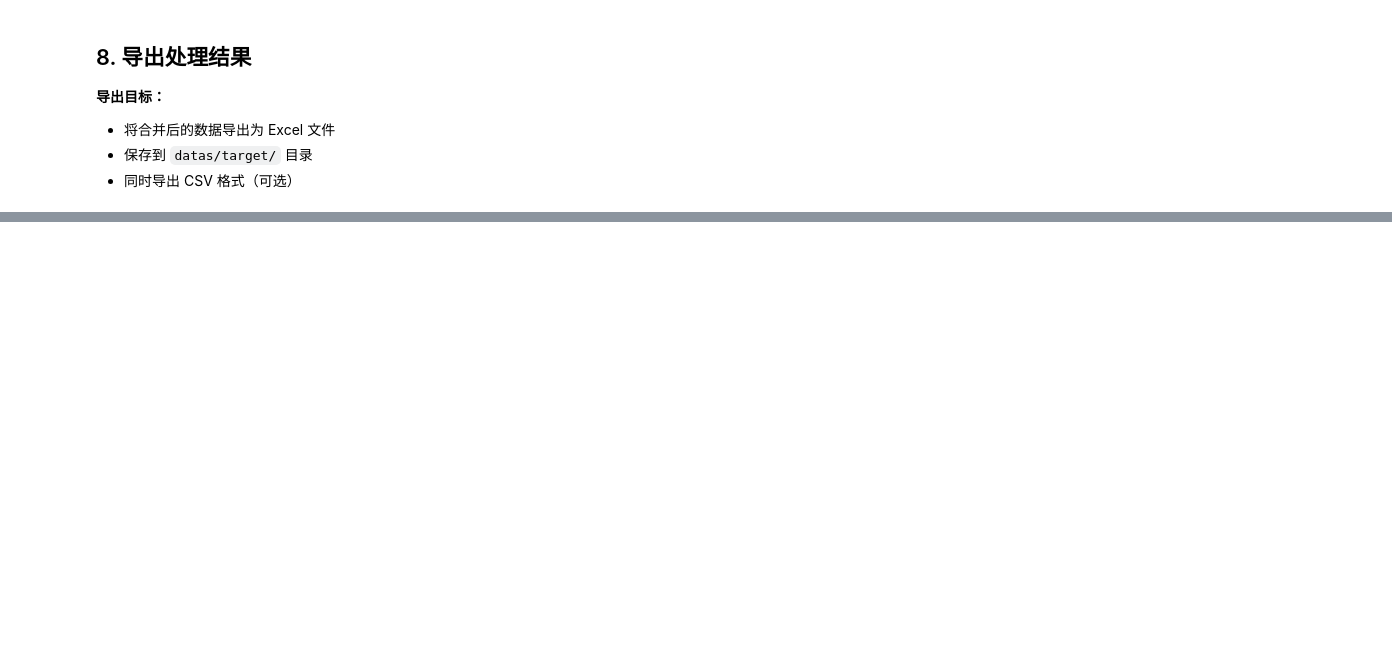
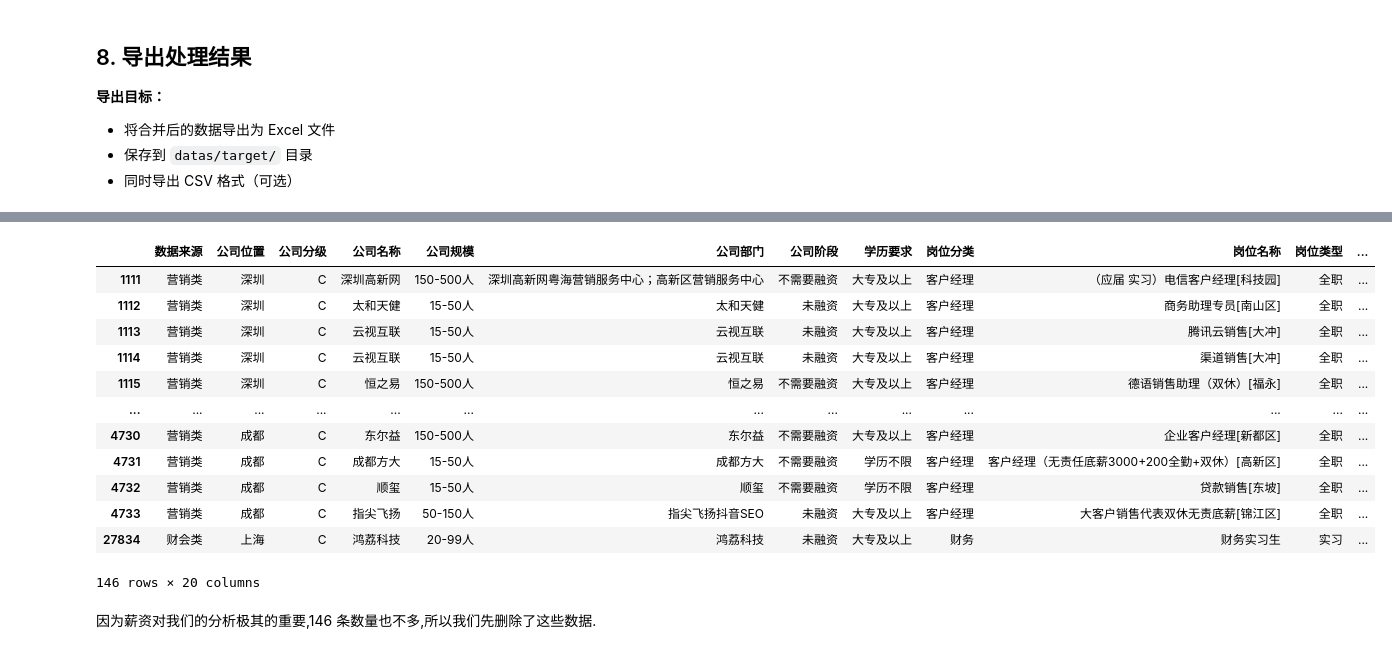
Before and after one commit to WangLaoShi/JD, a Jupyter notebook: 02_数据处理.ipynb, the cells around one changed output, grey strips where cells are left out. Saved outputs shown, nothing was run; the diff lists cells and outputs as text; code cells hidden in the pictures; blank space fills up the shorter version.

```diff
--- a/02_数据处理.ipynb
+++ b/02_数据处理.ipynb
@@ -1157,0 +1666,19 @@ print("=" * 80)
+# %%
+# 查看薪资为空的数据
+df[df['薪资'].isna()]
+# %% [output]
+|  | 数据来源 | 公司位置 | 公司分级 | 公司名称 | 公司规模 | 公司部门 | 公司阶段 | 学历要求 | 岗位分类 | 岗位名称 | 岗位类型 | ... |
+| 1111 | 营销类 | 深圳 | C | 深圳高新网 | 150-500人 | 深圳高新网粤海营销服务中心；高新区营销服务中心 | 不需要融资 | 大专及以上 | 客户经理 | （应届 实习）电信客户经理[科技园] | 全职 | ... |
+| 1112 | 营销类 | 深圳 | C | 太和天健 | 15-50人 | 太和天健 | 未融资 | 大专及以上 | 客户经理 | 商务助理专员[南山区] | 全职 | ... |
+| 1113 | 营销类 | 深圳 | C | 云视互联 | 15-50人 | 云视互联 | 未融资 | 大专及以上 | 客户经理 | 腾讯云销售[大冲] | 全职 | ... |
+| 1114 | 营销类 | 深圳 | C | 云视互联 | 15-50人 | 云视互联 | 未融资 | 大专及以上 | 客户经理 | 渠道销售[大冲] | 全职 | ... |
+| 1115 | 营销类 | 深圳 | C | 恒之易 | 150-500人 | 恒之易 | 不需要融资 | 大专及以上 | 客户经理 | 德语销售助理（双休）[福永] | 全职 | ... |
+| ... | ... | ... | ... | ... | ... | ... | ... | ... | ... | ... | ... | ... |
+| 4730 | 营销类 | 成都 | C | 东尔益 | 150-500人 | 东尔益 | 不需要融资 | 大专及以上 | 客户经理 | 企业客户经理[新都区] | 全职 | ... |
+| 4731 | 营销类 | 成都 | C | 成都方大 | 15-50人 | 成都方大 | 不需要融资 | 学历不限 | 客户经理 | 客户经理（无责任底薪3000+200全勤+双休）[高新区] | 全职 | ... |
+| 4732 | 营销类 | 成都 | C | 顺玺 | 15-50人 | 顺玺 | 不需要融资 | 学历不限 | 客户经理 | 贷款销售[东坡] | 全职 | ... |
+| 4733 | 营销类 | 成都 | C | 指尖飞扬 | 50-150人 | 指尖飞扬抖音SEO | 未融资 | 大专及以上 | 客户经理 | 大客户销售代表双休无责底薪[锦江区] | 全职 | ... |
+| 27834 | 财会类 | 上海 | C | 鸿荔科技 | 20-99人 | 鸿荔科技 | 未融资 | 大专及以上 | 财务 | 财务实习生 | 实习 | ... |
+146 rows × 20 columns
+# %% [markdown]
+因为薪资对我们的分析极其的重要,146 条数量也不多,所以我们先删除了这些数据.
```
Also changed, not shown: parts of 39 cells of this notebook, 25 other files.
